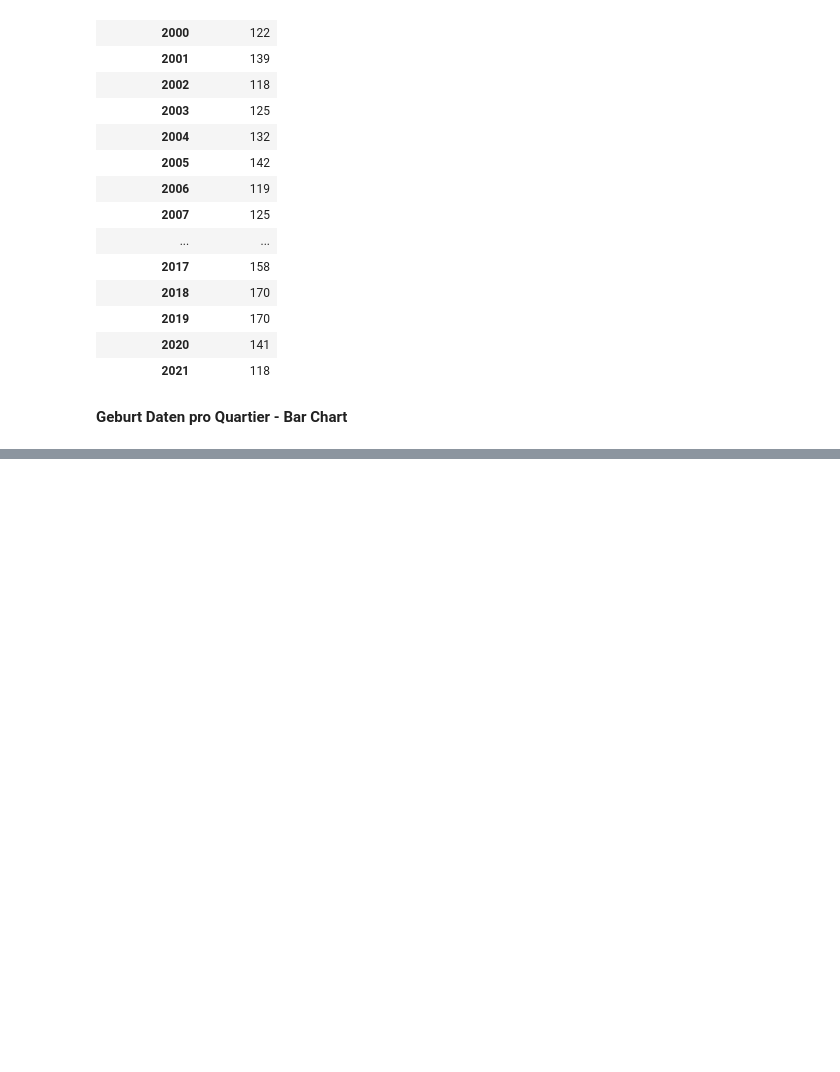
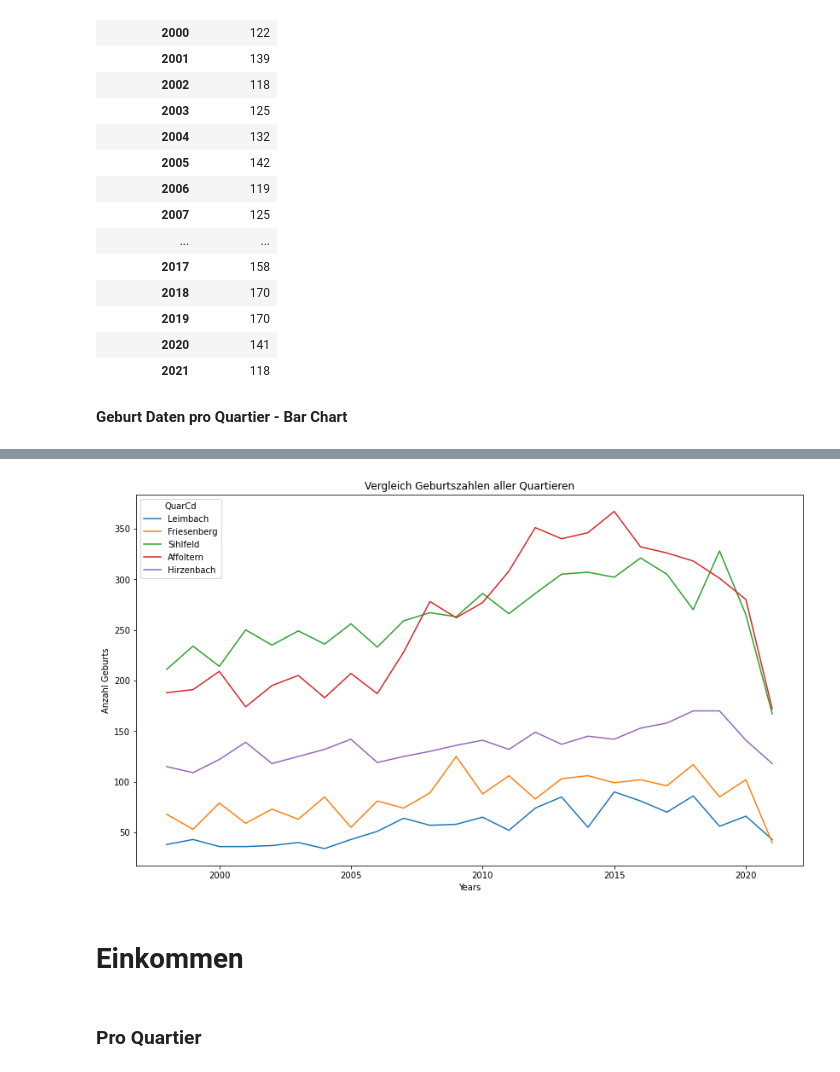
Before and after one commit to EbruDulak/CAS-INFE-21.12-Scripting-Project, a Jupyter notebook: ScriptingKitaProject.ipynb, the cells around one changed output, grey strips where cells are left out. Saved outputs shown, nothing was run; the diff lists cells and outputs as text; code cells hidden in the pictures; blank space fills up the shorter version.

Commit message:
add / commit changes from song
Einkommen Data - read, clean up, visualize (plot as linechart)

```diff
--- a/ScriptingKitaProject.ipynb
+++ b/ScriptingKitaProject.ipynb
@@ -466,0 +469,5 @@ plt.show()
+# %%
+# quartier begrenzen
+quartier_sel = {"23":"Leimbach", "33":"Friesenberg","34":"Sihlfeld","111":"Affoltern","123":"Hirzenbach"}
+df_birth_sel = df_birth.loc[df_birth['QuarCd'].isin(map(int,quartier_sel.keys()))]
+df_birth_sel.head()
@@ -466,0 +481,7 @@ plt.show()
+# %%
+# reuse the result of df_group_quartier and select only the quartier vom interest
+quartier_sel_sum = df_group_quartier.loc[map(int,quartier_sel.keys())]
+quartier_sel_sum = quartier_sel_sum.unstack(level=0)
+quartier_sel_sum.columns = quartier_sel_sum.columns.astype(str)
+quartier_sel_sum.rename(columns=quartier_sel, inplace=True)
+quartier_sel_sum
@@ -466,0 +513,15 @@ plt.show()
+# %%
+quartier_sel_sum.index = quartier_sel_sum.index.map(int) # let's change the index values to type integer for plotting
+quartier_sel_sum.plot(kind='line', figsize=(14, 8))
+
+plt.title('Vergleich Geburtszahlen aller Quartieren')
+plt.ylabel('Anzahl Geburts')
+plt.xlabel('Years')
+
+plt.show()
+# %% [output]
+[figure, added]
+# %% [markdown]
+# Einkommen
+# %% [markdown]
+### Pro Quartier
```
Also changed, not shown: parts of 48 cells of this notebook.
